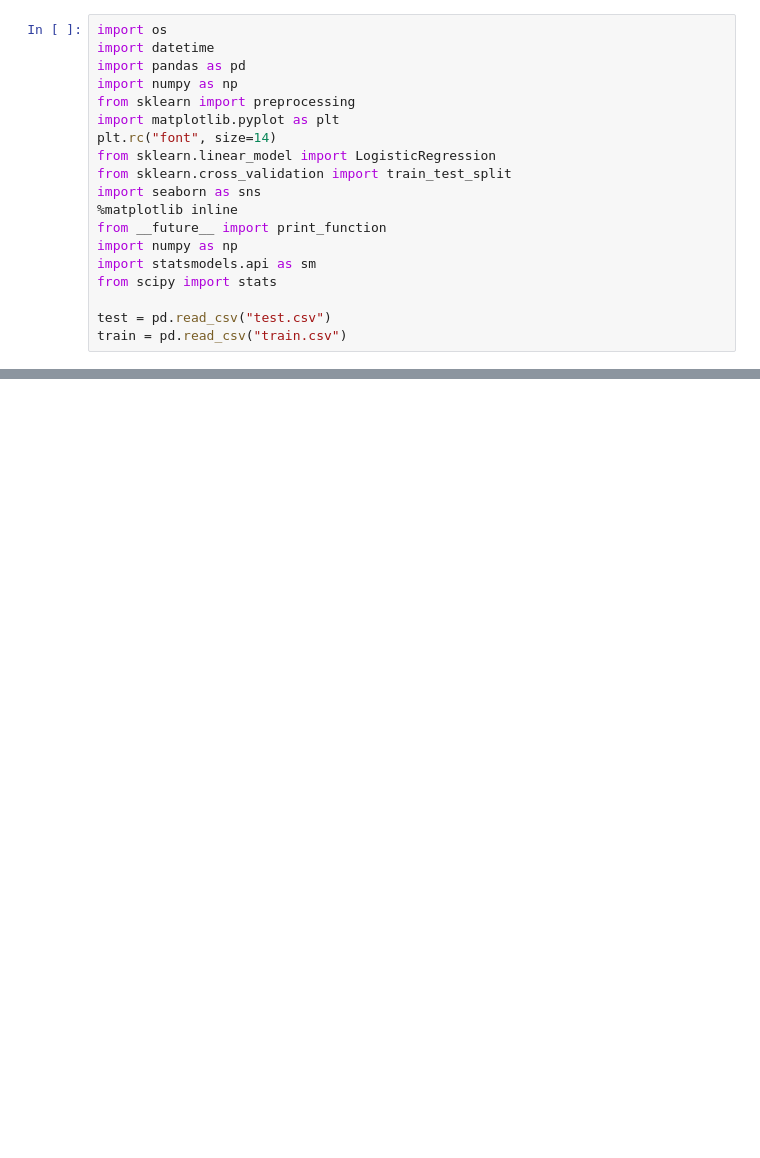
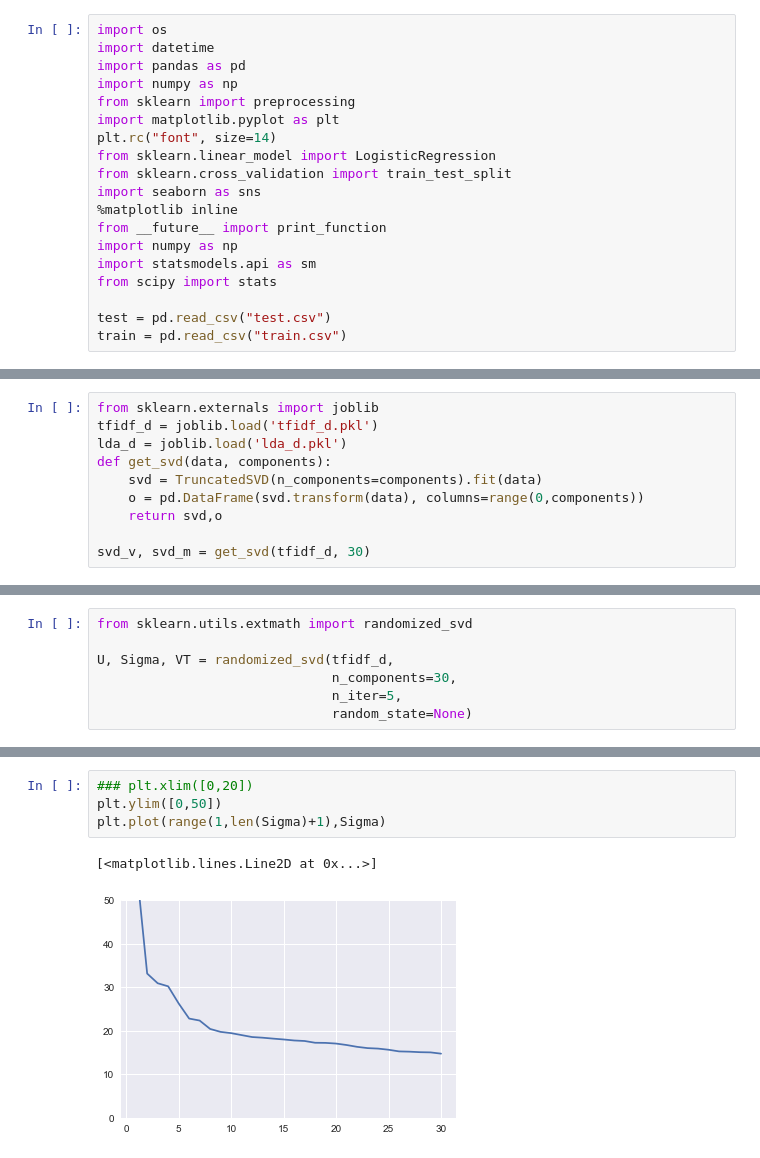
Before and after one commit to cyu1221/CS506_Kaggle_Competition, a Jupyter notebook: kaggle_cs506.ipynb, the cells around one changed output, grey strips where cells are left out. Saved outputs shown, nothing was run; the diff lists cells and outputs as text; blank space fills up the shorter version.

```diff
--- a/kaggle_cs506.ipynb
+++ b/kaggle_cs506.ipynb
@@ -138,0 +188,10 @@ group1.head()
+# %%
+from sklearn.externals import joblib
+tfidf_d = joblib.load('tfidf_d.pkl')
+lda_d = joblib.load('lda_d.pkl')
+def get_svd(data, components):
+    svd = TruncatedSVD(n_components=components).fit(data)
+    o = pd.DataFrame(svd.transform(data), columns=range(0,components))
+    return svd,o
+
+svd_v, svd_m = get_svd(tfidf_d, 30)
@@ -138,0 +219,7 @@ group1.head()
+# %%
+from sklearn.utils.extmath import randomized_svd
+
+U, Sigma, VT = randomized_svd(tfidf_d,
+                              n_components=30,
+                              n_iter=5,
+                              random_state=None)
@@ -138,0 +248,7 @@ group1.head()
+# %%
+### plt.xlim([0,20])
+plt.ylim([0,50])
+plt.plot(range(1,len(Sigma)+1),Sigma)
+# %% [output]
+[<matplotlib.lines.Line2D at 0x...>]
+[figure, added]
```
Also changed, not shown: parts of 36 cells of this notebook.
